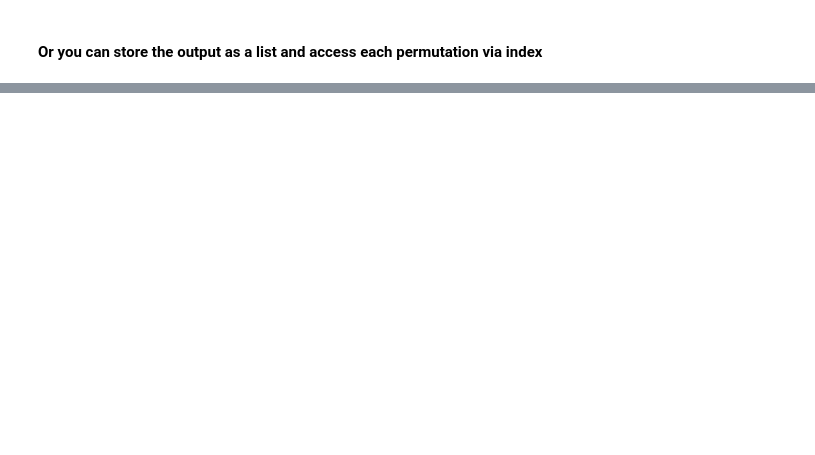
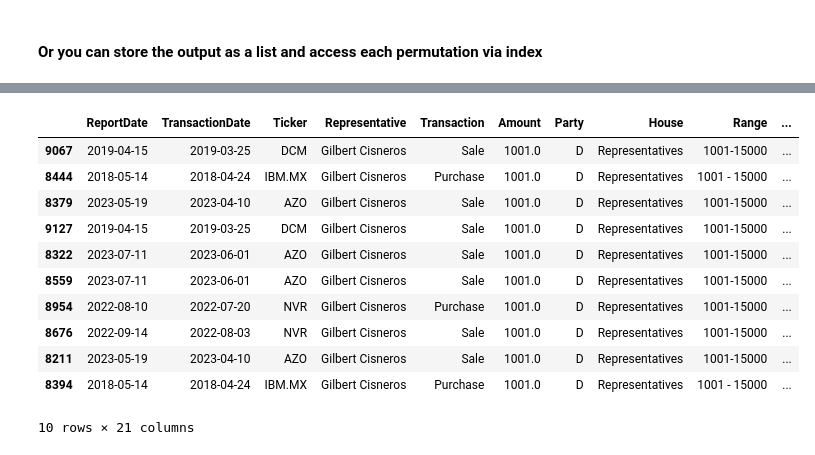
Before and after one commit to maajidhusain/capstone, a Jupyter notebook: Permutations From Data.ipynb, the cells around one changed output, grey strips where cells are left out. Saved outputs shown, nothing was run; the diff lists cells and outputs as text; code cells hidden in the pictures; blank space fills up the shorter version.

```diff
--- a/Permutations From Data.ipynb
+++ b/Permutations From Data.ipynb
@@ -86,0 +118,8 @@ one[4]
+# %%
+highest_variance = []
+#high_reps=[]
+for i in range(10):
+    highest_variance.append(ten[i].sort_values(by='Variance', ascending=False).head(10))
+    #high_reps.append(ten[i].sort_values(by='Variance',ascending=False)['Representative'].head(10))
+bigperm=pd.concat(highest_variance)
+bigperm['Representative'].value_counts()
@@ -86,0 +170,15 @@ one[4]
+# %%
+bigperm[bigperm['Representative']=='Gilbert Cisneros']
+# %% [output]
+|  | ReportDate | TransactionDate | Ticker | Representative | Transaction | Amount | Party | House | Range | ... |
+| 9067 | 2019-04-15 | 2019-03-25 | DCM | Gilbert Cisneros | Sale | 1001.0 | D | Representatives | 1001-15000 | ... |
+| 8444 | 2018-05-14 | 2018-04-24 | IBM.MX | Gilbert Cisneros | Purchase | 1001.0 | D | Representatives | 1001 - 15000 | ... |
+| 8379 | 2023-05-19 | 2023-04-10 | AZO | Gilbert Cisneros | Sale | 1001.0 | D | Representatives | 1001-15000 | ... |
+| 9127 | 2019-04-15 | 2019-03-25 | DCM | Gilbert Cisneros | Sale | 1001.0 | D | Representatives | 1001-15000 | ... |
+| 8322 | 2023-07-11 | 2023-06-01 | AZO | Gilbert Cisneros | Sale | 1001.0 | D | Representatives | 1001-15000 | ... |
+| 8559 | 2023-07-11 | 2023-06-01 | AZO | Gilbert Cisneros | Sale | 1001.0 | D | Representatives | 1001-15000 | ... |
+| 8954 | 2022-08-10 | 2022-07-20 | NVR | Gilbert Cisneros | Purchase | 1001.0 | D | Representatives | 1001-15000 | ... |
+| 8676 | 2022-09-14 | 2022-08-03 | NVR | Gilbert Cisneros | Sale | 1001.0 | D | Representatives | 1001-15000 | ... |
+| 8211 | 2023-05-19 | 2023-04-10 | AZO | Gilbert Cisneros | Sale | 1001.0 | D | Representatives | 1001-15000 | ... |
+| 8394 | 2018-05-14 | 2018-04-24 | IBM.MX | Gilbert Cisneros | Purchase | 1001.0 | D | Representatives | 1001 - 15000 | ... |
+10 rows × 21 columns
```
Also changed, not shown: parts of 14 cells of this notebook.
